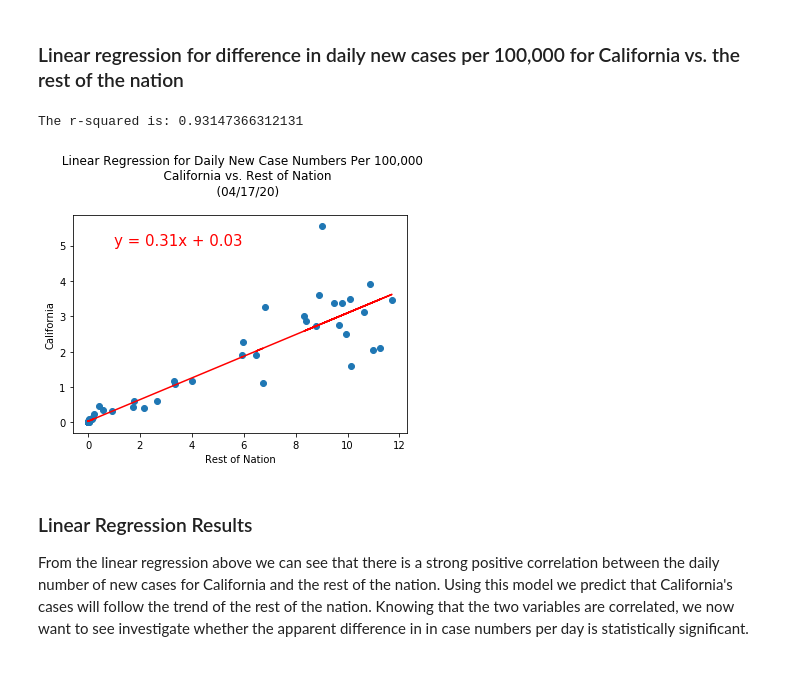
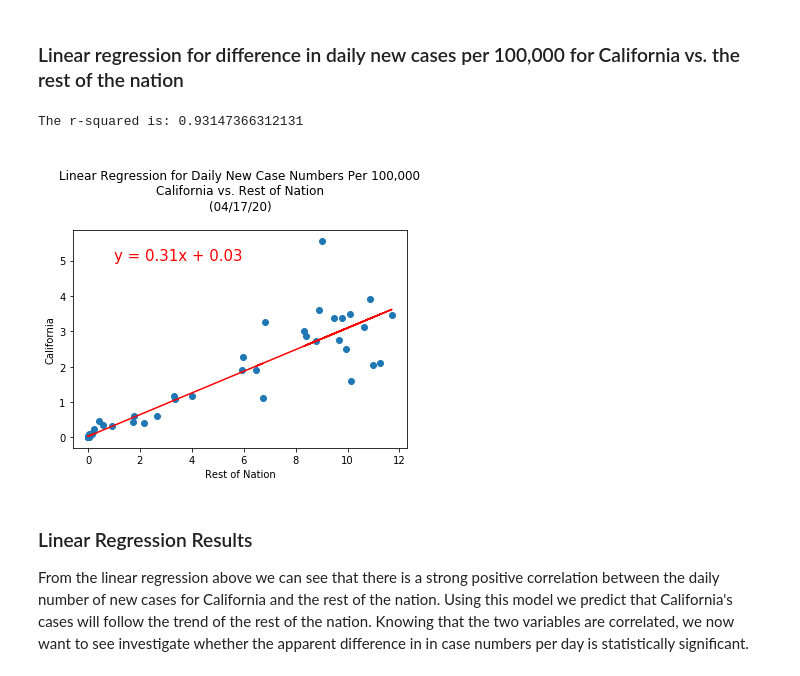
Before and after one commit to aaronrotman/project-one, a Jupyter notebook: analysis.ipynb, the cells around one changed output. Drawn from its saved outputs; the diff is of its cells as text; code cells hidden in the pictures.

```diff
--- a/analysis.ipynb
+++ b/analysis.ipynb
@@ -241,25 +241,27 @@ def lin_regress(x_vals, y_vals, x_lab, y_lab, xy):
     plt.annotate(line_eq,xy,fontsize=15,color="red")
     plt.xlabel(f"{x_lab}")
     plt.ylabel(f"{y_lab}")
-    plt.title(f""" Linear Regression for Daily New Case Numbers Per 100,000
-    California vs. Rest of Nation
-    ({todays_date})
-    """)
+
     print(f"The r-squared is: {rvalue}")
 # %%
 # Linear regression of Californias daily new case numbers vs the rest of the nation
 lin_regress((daily_diff['Rest of Nation']/(total_population-cali_population)*100000)[1:],
             (daily_diff['California']/cali_population*100000)[1:],
             'Rest of Nation',
             'California',
             (1, 5))
+plt.title(f"""
+Linear Regression for Daily New Case Numbers Per 100,000
+California vs. Rest of Nation
+({todays_date})
+""")
 # Export the regression plot as a .png
 plt.savefig('output_data/cali_national_lin_regress', bbox_inches='tight')
 
 plt.show()
 # %% [output]
 The r-squared is: 0.93147366312131
-[figure, old version]
+[figure, new version]
 # %% [markdown]
 ### Linear Regression Results
 From the linear regression above we can see that there is a strong positive correlation between the daily number of new cases for California and the rest of the nation. Using this model we predict that California's cases will follow the trend of the rest of the nation. Knowing that the two variables are correlated, we now want to see investigate whether the apparent difference in in case numbers per day is statistically significant.
```
Also changed, not shown: parts of 6 cells of this notebook.
